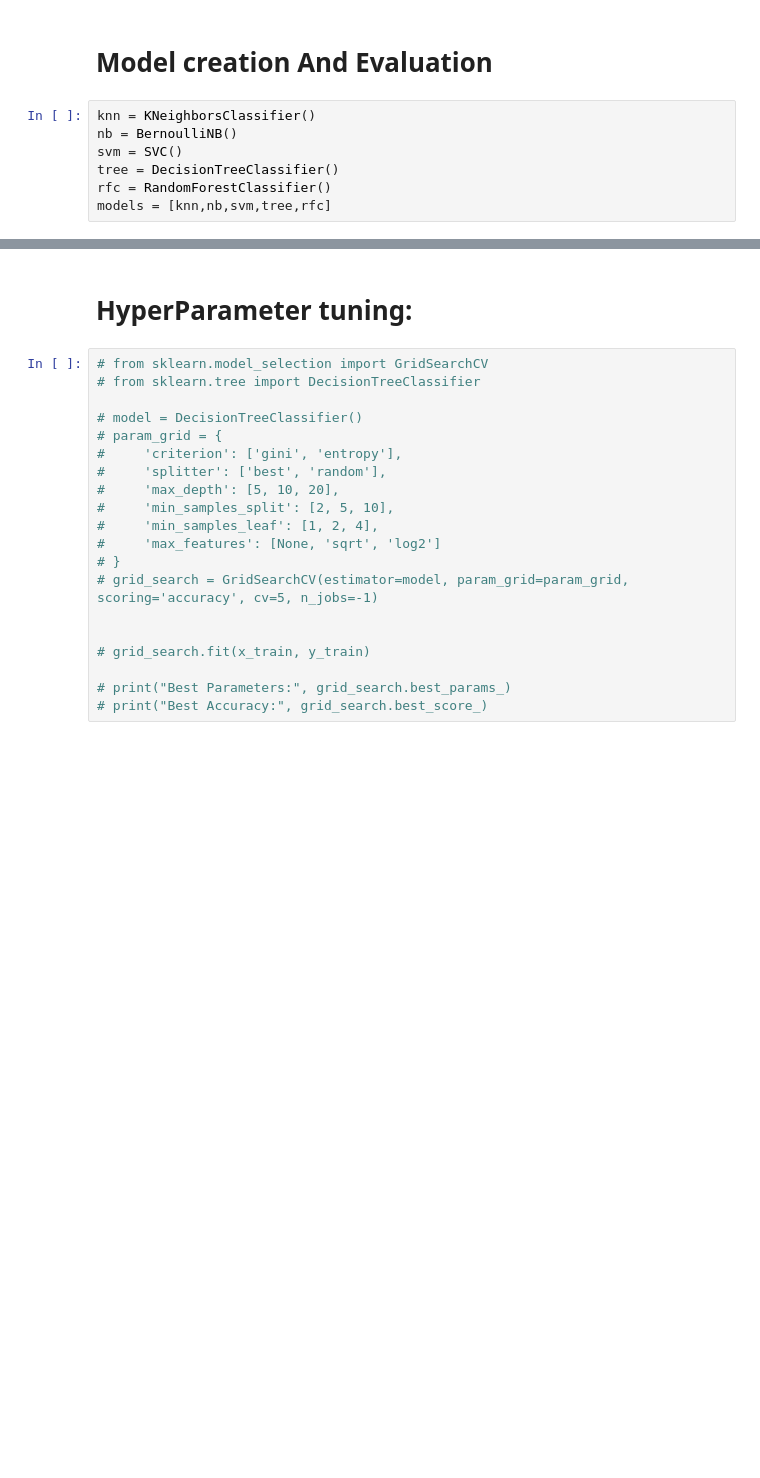
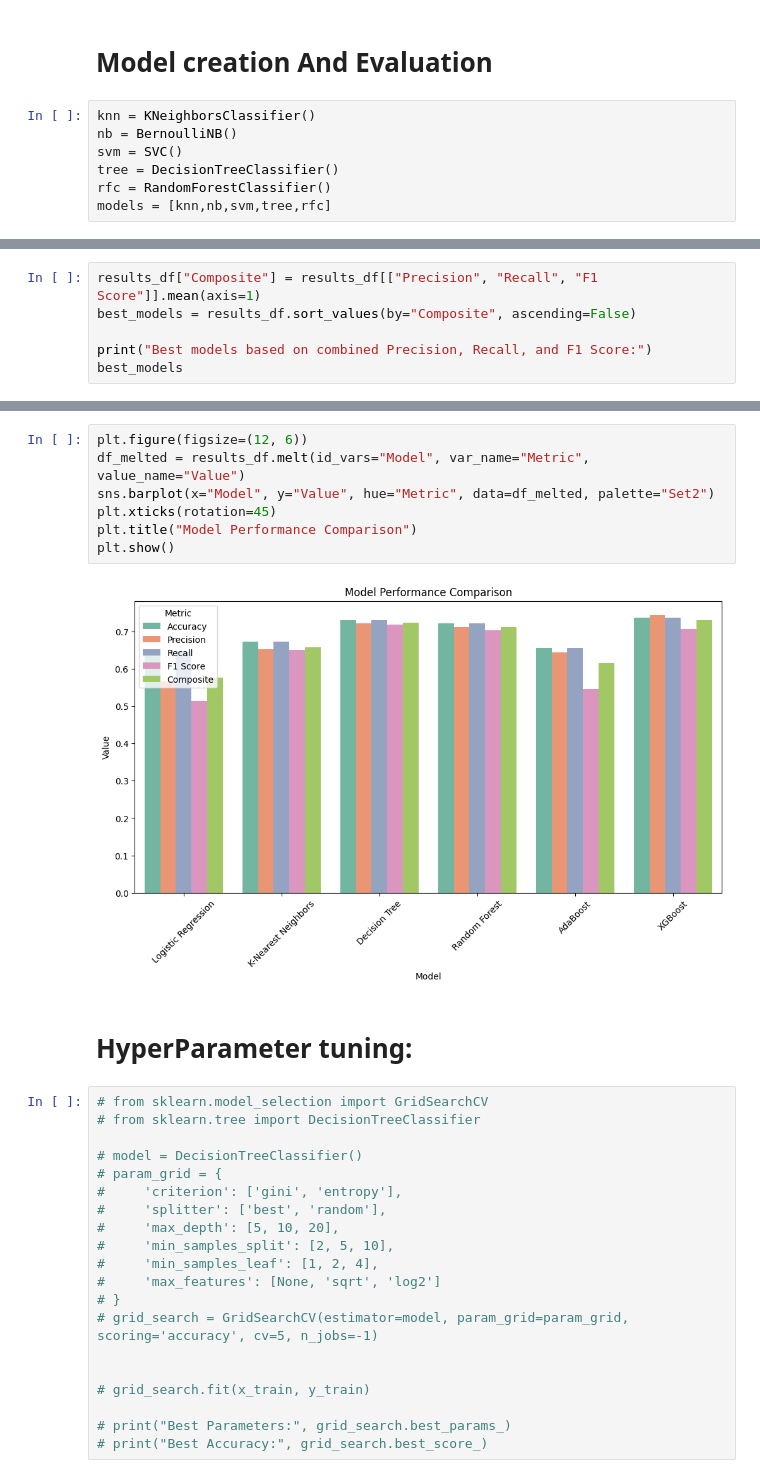
Before and after one commit to Imfavas/adClickPred, a Jupyter notebook: Ad_clickProject(final).ipynb, the cells around one changed output, grey strips where cells are left out. Saved outputs shown, nothing was run; the diff lists cells and outputs as text; blank space fills up the shorter version.

```diff
--- a/Ad_clickProject(final).ipynb
+++ b/Ad_clickProject(final).ipynb
@@ -401,0 +463,6 @@ weighted avg       0.71      0.72      0.70      2000
+# %%
+results_df["Composite"] = results_df[["Precision", "Recall", "F1 Score"]].mean(axis=1)
+best_models = results_df.sort_values(by="Composite", ascending=False)
+
+print("Best models based on combined Precision, Recall, and F1 Score:")
+best_models
@@ -402,3 +478,12 @@ weighted avg       0.71      0.72      0.70      2000
+# %%
+plt.figure(figsize=(12, 6))
+df_melted = results_df.melt(id_vars="Model", var_name="Metric", value_name="Value")
+sns.barplot(x="Model", y="Value", hue="Metric", data=df_melted, palette="Set2")
+plt.xticks(rotation=45)
+plt.title("Model Performance Comparison")
+plt.show()
+# %% [output]
+[figure, added]
 # %% [markdown]
 # HyperParameter tuning:
 # %%
```
Also changed, not shown: parts of 6 cells of this notebook, 1 other file.
